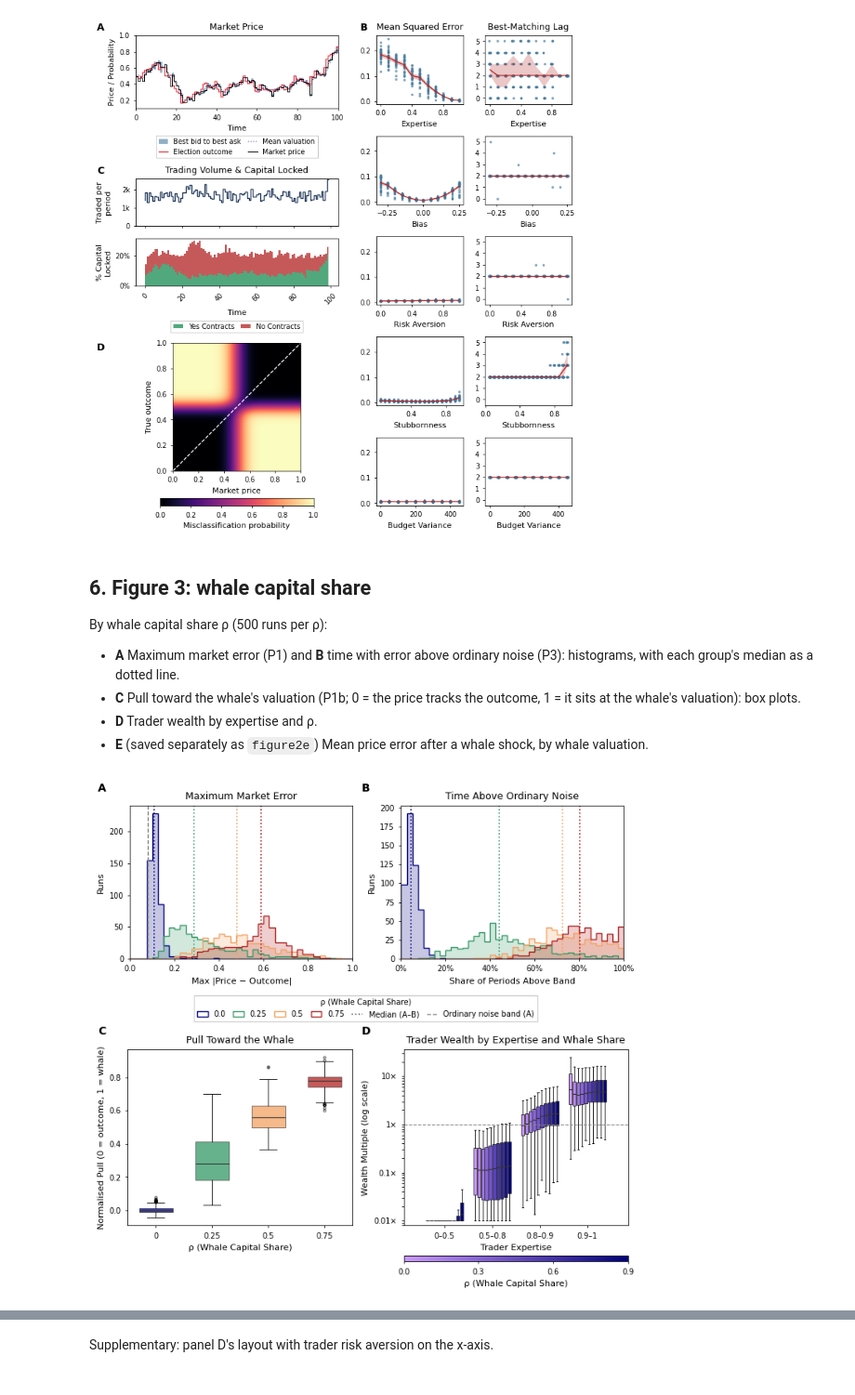
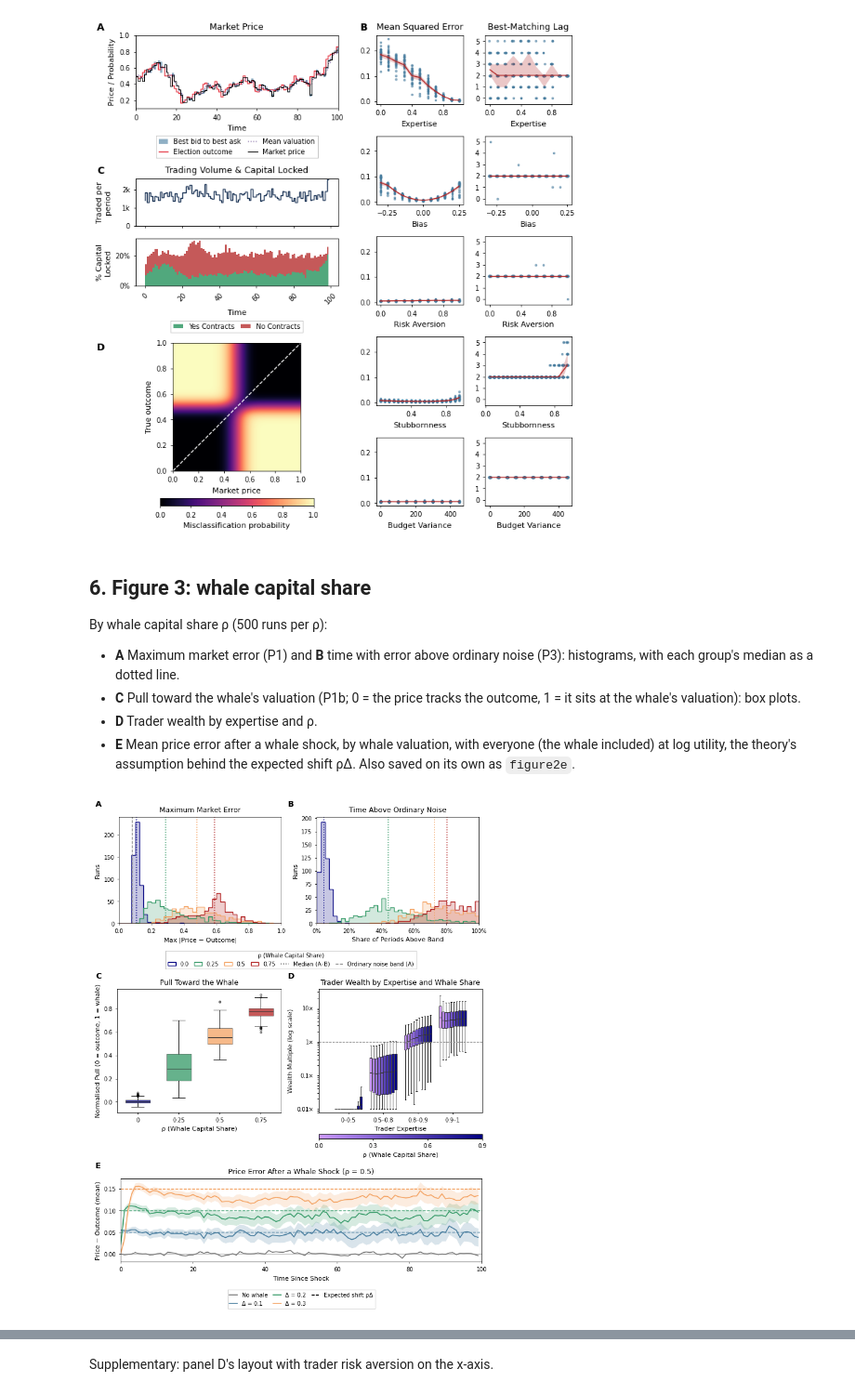
Before and after one commit to ebbam/power_prediction_clob, a Jupyter notebook: manuscript_figures.ipynb, the cells around one changed output, grey strips where cells are left out. Shown at 93% size. Saved outputs shown, nothing was run; the diff lists cells and outputs as text; code cells hidden in the pictures.

```diff
--- a/manuscript_figures.ipynb
+++ b/manuscript_figures.ipynb
@@ -234,44 +234,49 @@ By whale capital share ρ (500 runs per ρ):
 - **C** Pull toward the whale's valuation (P1b; 0 = the price tracks the outcome, 1 = it sits
   at the whale's valuation): box plots.
 - **D** Trader wealth by expertise and ρ.
-- **E** (saved separately as `figure2e`) Mean price error after a whale shock, by whale valuation.
+- **E** Mean price error after a whale shock, by whale valuation, with everyone (the whale
+  included) at log utility, the theory's assumption behind the expected shift ρΔ. Also saved
+  on its own as `figure2e`.
 # %%
 def figure3(name="figure2"):
-    figure = plt.figure(figsize=(style.PAGE_WIDTH, 6.6), layout="constrained")
-    top, bottom = figure.subfigures(2, 1, height_ratios=[1, 1.1])
+    figure = plt.figure(figsize=(style.PAGE_WIDTH, 9.0), layout="constrained")
+    top, bottom, last = figure.subfigures(3, 1, height_ratios=[1, 1.1, 0.85])
     ax_a, ax_b = top.subplots(1, 2)
     ax_c, ax_d = bottom.subplots(1, 2)
+    ax_e = last.subplots()
     colors = pf.role_color("whale_share")
     for ax, plot in ((ax_a, plot_max_error), (ax_b, plot_time_outside_band)):
         plot(whale_shares, pf.RHO, ax, palette=colors)
         pf.style_axis(ax)
         ax.set_ylabel("Runs")
     ax_a.set(title="Maximum Market Error", xlabel="Max |Price − Outcome|")
     ax_b.set(title="Time Above Ordinary Noise", xlabel="Share of Periods Above Band")
     pf.plot_group_boxes(whale_shares, pf.RHO, "normalised_pull", ax_c, colors)
     ax_c.set(title="Pull Toward the Whale", xlabel="ρ (Whale Capital Share)",
              ylabel="Normalised Pull (0 = outcome, 1 = whale)")
     pf.style_axis(ax_c)
 
     # One legend under A-B: the ρ colours, the medians and the ordinary band.
     entries = pf.group_legend_entries((ax_a, ax_b))
     band = entries.pop("Ordinary noise band (A)")
     entries["Median (A–B)"] = Line2D([], [], color="#555555", linestyle=":", linewidth=1.2)
     entries["Ordinary noise band (A)"] = band
     top.legend(list(entries.values()), list(entries), title="ρ (Whale Capital Share)",
                loc="outside lower center", ncols=len(entries))
 
     pf.plot_trader_returns(traders, ax_d, title="Trader Wealth by Expertise and Whale Share")
     ax_d.set_ylabel("Wealth Multiple (log scale)")
     pf.rho_colorbar(bottom, ax_d, list(pf.PROFIT_SHOWN_SHARES))
-    figure.get_layout_engine().set(rect=(0, 0, 1, 0.98))    # headroom for the raised letters
-    style.label_panels(((ax_a, "A"), (ax_b, "B"), (ax_c, "C"), (ax_d, "D")), lift=8)
+    pf.plot_valuation_paths(valuation_paths, ax_e)
+    figure.get_layout_engine().set(rect=(0, 0, 1, 0.985))   # headroom for the raised letters
+    style.label_panels(((ax_a, "A"), (ax_b, "B"), (ax_c, "C"), (ax_d, "D"), (ax_e, "E")),
+                       lift=8)
     pf.save(figure, name)
 
 
 figure3()
 # %% [output]
-[figure, old version]
+[figure, new version]
 # %%
 figure, ax_e = plt.subplots(figsize=(style.PAGE_WIDTH, 3.4), layout="constrained")
 pf.plot_valuation_paths(valuation_paths, ax_e)
```
Also changed, not shown: parts of 2 cells of this notebook, 17 other files.
